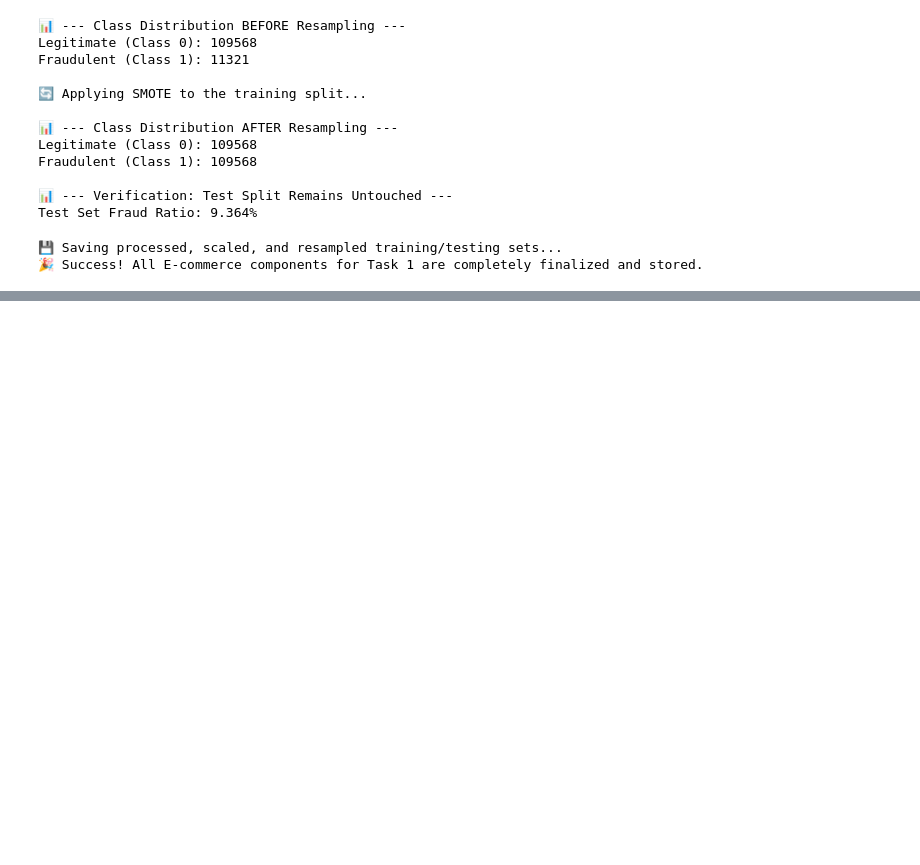
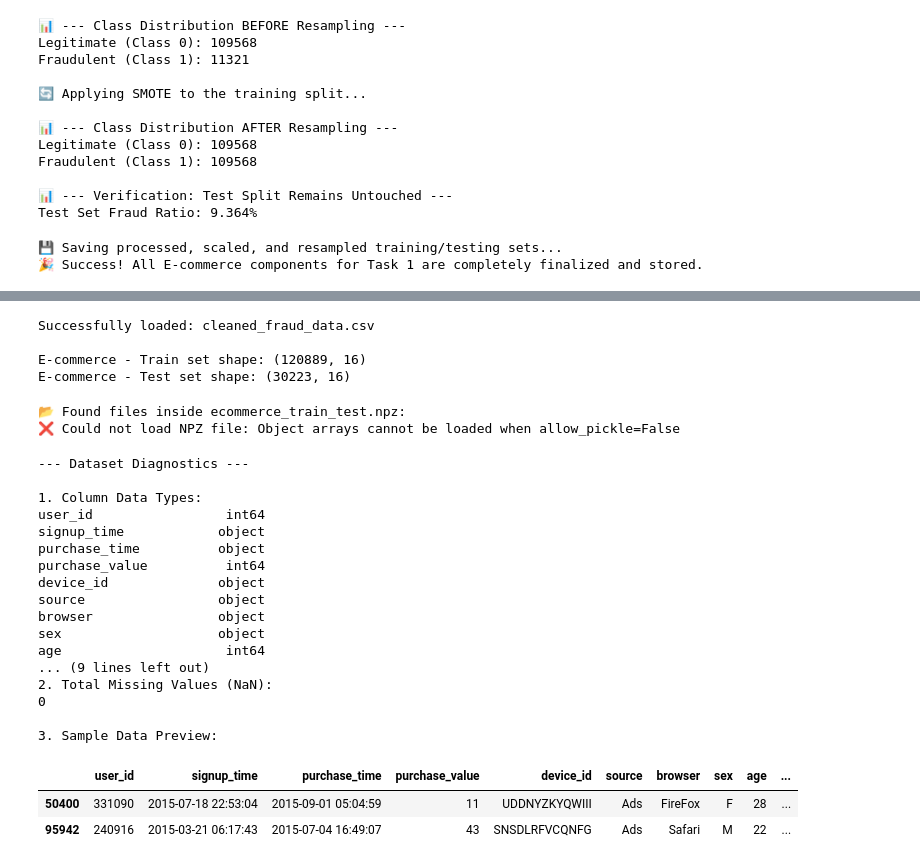
Before and after one commit to meba-tesfaye/fraud-detection, a Jupyter notebook: notebooks/eda-fraud-data.ipynb, the cells around one changed output, grey strips where cells are left out. Saved outputs shown, nothing was run; the diff lists cells and outputs as text; code cells hidden in the pictures; blank space fills up the shorter version.

```diff
--- a/notebooks/eda-fraud-data.ipynb
+++ b/notebooks/eda-fraud-data.ipynb
@@ -288,0 +424,70 @@ print("🎉 Success! All E-commerce components for Task 1 are completely finaliz
+# %%
+import pandas as pd
+from sklearn.model_selection import train_test_split
+
+# Load the actual preprocessed e-commerce data file found in your directory
+df_ecommerce = pd.read_csv("../data/processed/cleaned_fraud_data.csv")
+print("Successfully loaded: cleaned_fraud_data.csv")
+
+# Separate features (X) from the target variable (y)
+X_econ = df_ecommerce.drop(columns=['class'])
+y_econ = df_ecommerce['class']
+
+# Stratified Split (80% Train, 20% Test) to preserve class balance
+X_train_econ, X_test_econ, y_train_econ, y_test_econ = train_test_split(
+    X_econ, y_econ, test_size=0.2, random_state=42, stratify=y_econ
+)
+
+print(f"\nE-commerce - Train set shape: {X_train_econ.shape}")
+print(f"E-commerce - Test set shape: {X_test_econ.shape}")
+# %% [output]
+Successfully loaded: cleaned_fraud_data.csv
+
+E-commerce - Train set shape: (120889, 16)
+E-commerce - Test set shape: (30223, 16)
+# %%
+import numpy as np
+
+# Let's inspect the pre-saved NPZ file
+try:
+    econ_npz = np.load("../data/processed/ecommerce_train_test.npz")
+    print("📂 Found files inside ecommerce_train_test.npz:")
+    for file in econ_npz.files:
+        print(f"   - {file}: shape {econ_npz[file].shape}")
+except Exception as e:
+    print(f"❌ Could not load NPZ file: {e}")
+# %% [output]
+📂 Found files inside ecommerce_train_test.npz:
+❌ Could not load NPZ file: Object arrays cannot be loaded when allow_pickle=False
+# %%
+# Quick diagnostic check for text data and missing values
+print("--- Dataset Diagnostics ---")
+print("\n1. Column Data Types:")
+print(X_train_econ.dtypes)
+
+print("\n2. Total Missing Values (NaN):")
+print(X_train_econ.isna().sum().sum())
+
+print("\n3. Sample Data Preview:")
+display(X_train_econ.head(2))
+# %% [output]
+--- Dataset Diagnostics ---
+
+1. Column Data Types:
+user_id                 int64
+signup_time            object
+purchase_time          object
+purchase_value          int64
+device_id              object
+source                 object
+browser                object
+sex                    object
+age                     int64
+... (9 lines left out)
+2. Total Missing Values (NaN):
+0
+
+3. Sample Data Preview:
+|  | user_id | signup_time | purchase_time | purchase_value | device_id | source | browser | sex | age | ... |
+| 50400 | 331090 | 2015-07-18 22:53:04 | 2015-09-01 05:04:59 | 11 | UDDNYZKYQWIII | Ads | FireFox | F | 28 | ... |
+| 95942 | 240916 | 2015-03-21 06:17:43 | 2015-07-04 16:49:07 | 43 | SNSDLRFVCQNFG | Ads | Safari | M | 22 | ... |
```
Also changed, not shown: parts of 8 cells of this notebook, 3 other files.
